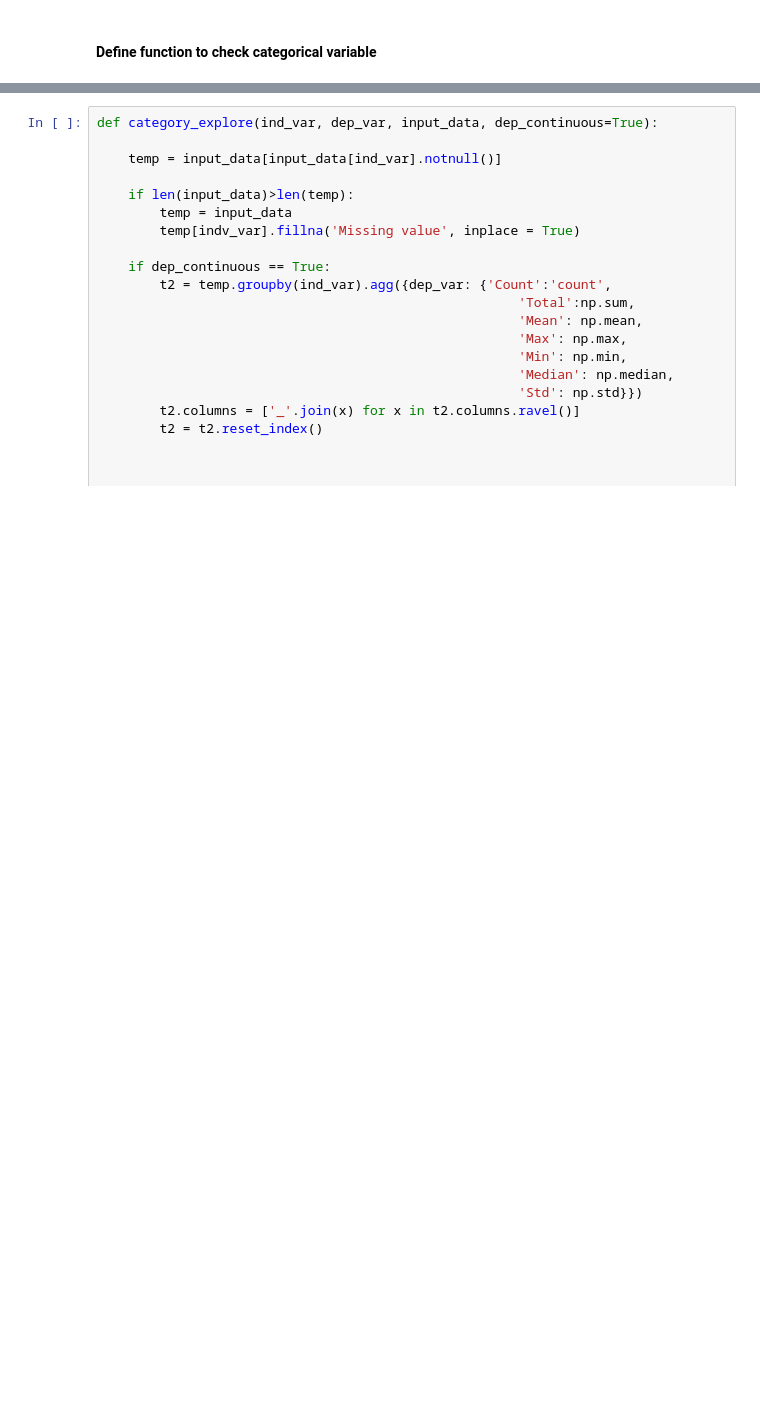
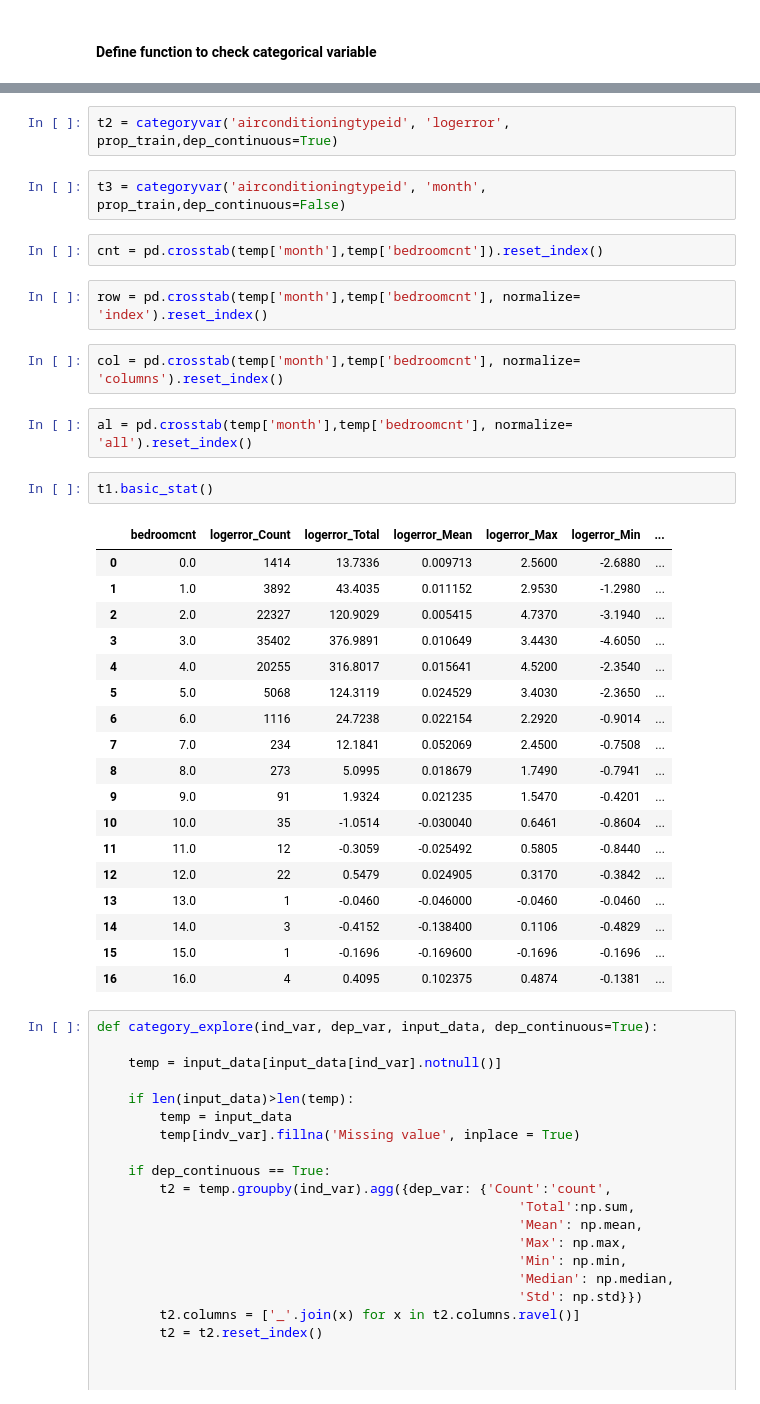
Before and after one commit to libgy24/zillow, a Jupyter notebook: Zillow.ipynb, the cells around one changed output, grey strips where cells are left out. Saved outputs shown, nothing was run; the diff lists cells and outputs as text; blank space fills up the shorter version.

```diff
--- a/Zillow.ipynb
+++ b/Zillow.ipynb
@@ -156,3 +217,36 @@ memory usage: 44.0+ MB
+# %%
+t2 = categoryvar('airconditioningtypeid', 'logerror', prop_train,dep_continuous=True)
+# %%
+t3 = categoryvar('airconditioningtypeid', 'month', prop_train,dep_continuous=False)
+# %%
+cnt = pd.crosstab(temp['month'],temp['bedroomcnt']).reset_index()
+# %%
+row = pd.crosstab(temp['month'],temp['bedroomcnt'], normalize= 'index').reset_index()
+# %%
+col = pd.crosstab(temp['month'],temp['bedroomcnt'], normalize= 'columns').reset_index()
+# %%
+al = pd.crosstab(temp['month'],temp['bedroomcnt'], normalize= 'all').reset_index()
+# %%
+t1.basic_stat()
+# %% [output]
+|  | bedroomcnt | logerror_Count | logerror_Total | logerror_Mean | logerror_Max | logerror_Min | ... |
+| 0 | 0.0 | 1414 | 13.7336 | 0.009713 | 2.5600 | -2.6880 | ... |
+| 1 | 1.0 | 3892 | 43.4035 | 0.011152 | 2.9530 | -1.2980 | ... |
+| 2 | 2.0 | 22327 | 120.9029 | 0.005415 | 4.7370 | -3.1940 | ... |
+| 3 | 3.0 | 35402 | 376.9891 | 0.010649 | 3.4430 | -4.6050 | ... |
+| 4 | 4.0 | 20255 | 316.8017 | 0.015641 | 4.5200 | -2.3540 | ... |
+| 5 | 5.0 | 5068 | 124.3119 | 0.024529 | 3.4030 | -2.3650 | ... |
+| 6 | 6.0 | 1116 | 24.7238 | 0.022154 | 2.2920 | -0.9014 | ... |
+| 7 | 7.0 | 234 | 12.1841 | 0.052069 | 2.4500 | -0.7508 | ... |
+| 8 | 8.0 | 273 | 5.0995 | 0.018679 | 1.7490 | -0.7941 | ... |
+| 9 | 9.0 | 91 | 1.9324 | 0.021235 | 1.5470 | -0.4201 | ... |
+| 10 | 10.0 | 35 | -1.0514 | -0.030040 | 0.6461 | -0.8604 | ... |
+| 11 | 11.0 | 12 | -0.3059 | -0.025492 | 0.5805 | -0.8440 | ... |
+| 12 | 12.0 | 22 | 0.5479 | 0.024905 | 0.3170 | -0.3842 | ... |
+| 13 | 13.0 | 1 | -0.0460 | -0.046000 | -0.0460 | -0.0460 | ... |
+| 14 | 14.0 | 3 | -0.4152 | -0.138400 | 0.1106 | -0.4829 | ... |
+| 15 | 15.0 | 1 | -0.1696 | -0.169600 | -0.1696 | -0.1696 | ... |
+| 16 | 16.0 | 4 | 0.4095 | 0.102375 | 0.4874 | -0.1381 | ... |
 # %%
 def category_explore(ind_var, dep_var, input_data, dep_continuous=True):
 
```
Also changed, not shown: parts of 8 cells of this notebook.
